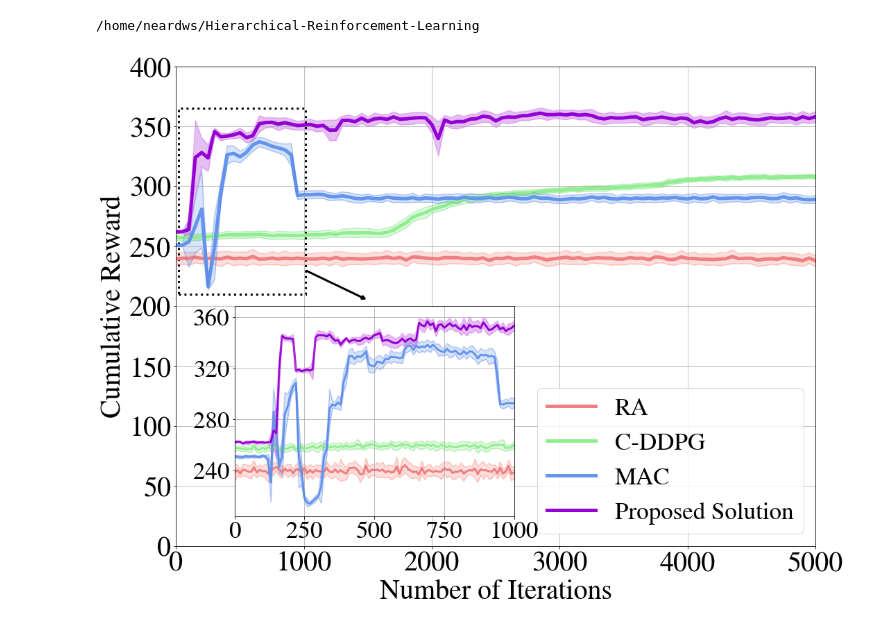
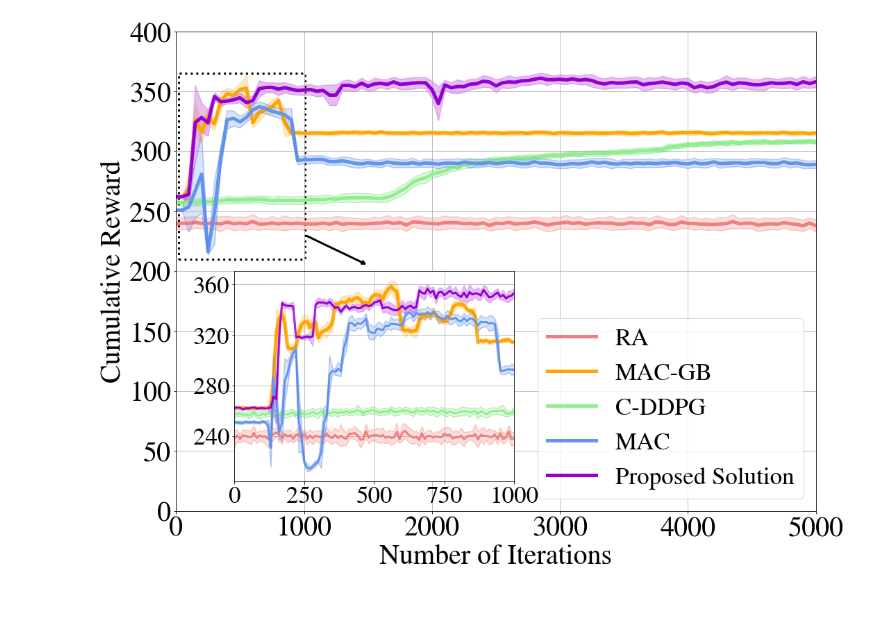
Before and after one commit to neardws/Multi-Agent-Deep-Reinforcement-Learning, a Jupyter notebook: draw_CR.ipynb, the cells around one changed output. Saved outputs shown, nothing was run; the diff lists cells and outputs as text; code cells hidden in the pictures.

```diff
--- a/draw_CR.ipynb
+++ b/draw_CR.ipynb
@@ -118,7 +118,7 @@ def draw_add_results(cr_csv, ranges, max_num, y_min, small_ranges, small_max_num
 
     plt.rcParams['font.sans-serif'] = ['Nimbus Roman']
     draw_one_result(plt, epoch_index, ra_rewards, ranges, max_num, colors[0:2], line_label='RA')
-    # draw_one_result(epoch_index, c_ddpg_rewards, ranges, max_num, colors[2:4], line_label='C-DDPG')
+    draw_one_result(plt, epoch_index, madr_ga_rewards, ranges, max_num, colors[2:4], line_label='MAC-GB')
     draw_one_result(plt, epoch_index, c_ddpg_rewards, ranges, max_num, colors[4:6], line_label='C-DDPG')
     draw_one_result(plt, epoch_index, iac_ga_rewards, ranges, max_num, colors[6:8], line_label='MAC')
     draw_one_result(plt, epoch_index, hdr_madrl_rewards, ranges, max_num, colors[8:], line_label='Proposed Solution')
@@ -147,33 +147,32 @@ def draw_add_results(cr_csv, ranges, max_num, y_min, small_ranges, small_max_num
     ra_rewards = df["ra"].values.tolist()
     c_ddpg_rewards = df["c-ddpg"].values.tolist()
     iac_ga_rewards = df["mac"].values.tolist()
     madr_ga_rewards = df["mac-gba"].values.tolist()
     hdr_madrl_rewards = df["mdr-gba"].values.tolist()
     # plt.figure(figsize=(16, 12))
     # plt.rcParams['font.sans-serif'] = ['Nimbus Roman']
     draw_one_result(ax1, epoch_index, ra_rewards, small_ranges, small_max_num, colors[0:2], line_label='RA', linewidth=3.0)
-    # draw_one_result(epoch_index, c_ddpg_rewards, small_ranges, small_max_num, colors[2:4], line_label='C-DDPG')
+    draw_one_result(ax1, epoch_index, madr_ga_rewards, small_ranges, small_max_num, colors[2:4], line_label='MAC-GB')
     draw_one_result(ax1, epoch_index, c_ddpg_rewards, small_ranges, small_max_num, colors[4:6], line_label='C-DDPG', linewidth=3.0)
     draw_one_result(ax1, epoch_index, iac_ga_rewards, small_ranges, small_max_num, colors[6:8], line_label='MAC', linewidth=3.0)
     draw_one_result(ax1, epoch_index, hdr_madrl_rewards, small_ranges, small_max_num, colors[8:], line_label='Proposed Solution', linewidth=3.0)
     ax1.tick_params(labelsize=font_size)
     ax1.set_xlim(xmin=0, xmax=small_max_num-50)
     # ax1.set_ylim(ymin=200, ymax=400)
     ax1.xaxis.set_major_locator(MultipleLocator(250))
     ax1.yaxis.set_major_locator(MultipleLocator(40))
     ax1.grid()
     plt.savefig("Fig-4.pdf", bbox_inches='tight')
     plt.show()
 
 if __name__ == '__main__':
 
 
     cr_csv = "/home/neardws/Hierarchical-Reinforcement-Learning/Results/CR_result.csv"
     # draw_every_results(cr_csv, 50, 5050, 0)
     # draw_small_every_results(cr_csv, 10, 1050)
     draw_add_results(cr_csv, 50, 5050, 0, 10, 1050)
     # draw_Results(csv_head, csv_tail, 100, 5000, ['green', 'lightgreen'])
     # draw_all_Results(ra_csv, ddpg_csv, iddpg_csv, hmaimd_head, hmaimd_tail, 100, 5000)
 # %% [output]
-/home/neardws/Hierarchical-Reinforcement-Learning
-[figure, old version]
+[figure, new version]
```
Also changed, not shown: 26 other files.
